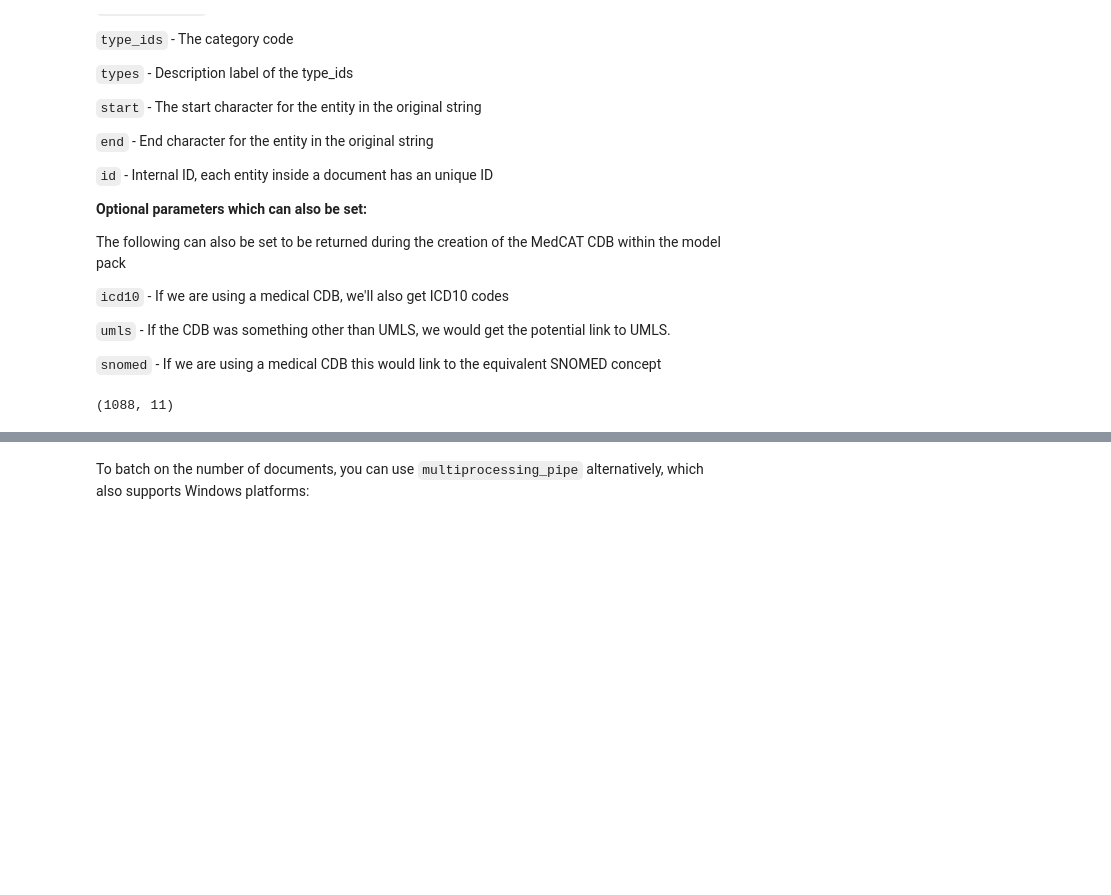
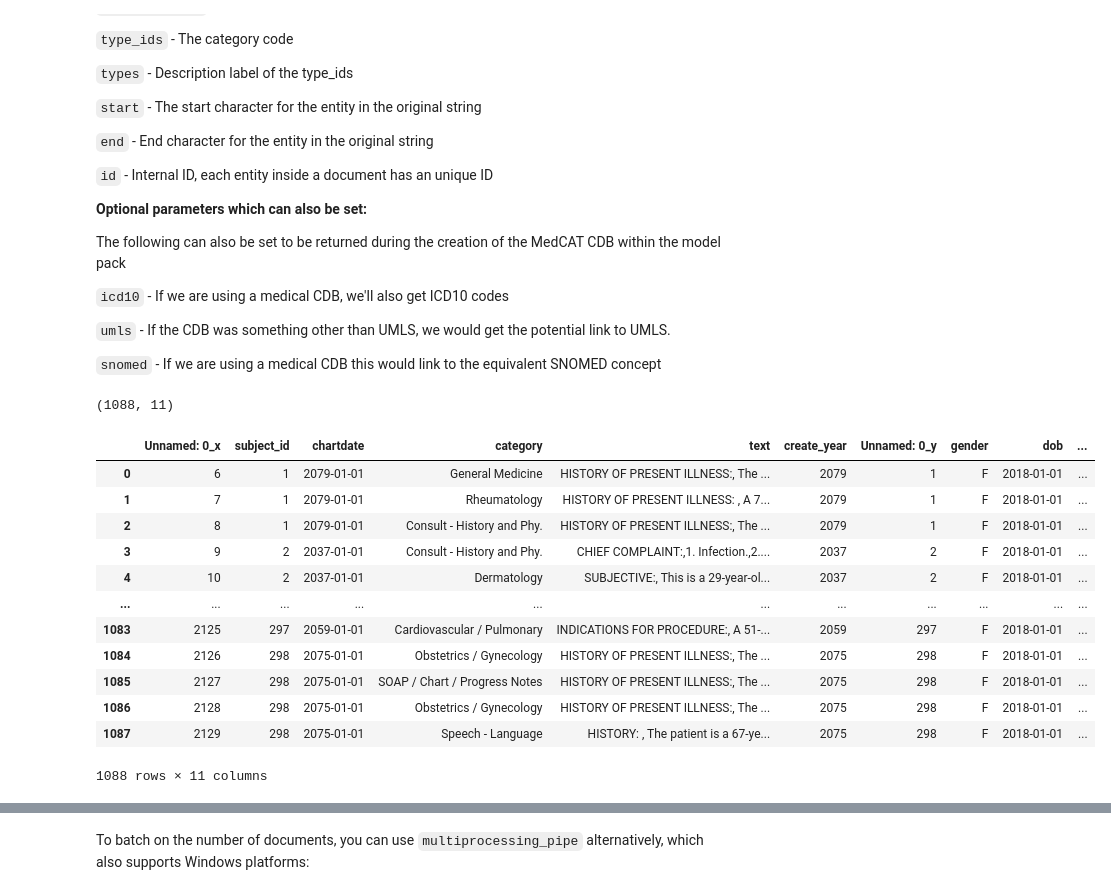
Before and after one commit to aizaan/MedCATtutorials, a Jupyter notebook: notebooks/introductory/Part_3_2_Extracting_Diseases_from_Electronic_Health_Records.ipynb, the cells around one changed output, grey strips where cells are left out. Saved outputs shown, nothing was run; the diff lists cells and outputs as text; code cells hidden in the pictures; blank space fills up the shorter version.

```diff
--- a/notebooks/introductory/Part_3_2_Extracting_Diseases_from_Electronic_Health_Records.ipynb
+++ b/notebooks/introductory/Part_3_2_Extracting_Diseases_from_Electronic_Health_Records.ipynb
@@ -337,6 +279,22 @@ The following can also be set to be returned during the creation of the MedCAT C
 data.shape
 # %% [output]
 (1088, 11)
+# %%
+data
+# %% [output]
+|  | Unnamed: 0_x | subject_id | chartdate | category | text | create_year | Unnamed: 0_y | gender | dob | ... |
+| 0 | 6 | 1 | 2079-01-01 | General Medicine | HISTORY OF PRESENT ILLNESS:, The ... | 2079 | 1 | F | 2018-01-01 | ... |
+| 1 | 7 | 1 | 2079-01-01 | Rheumatology | HISTORY OF PRESENT ILLNESS: , A 7... | 2079 | 1 | F | 2018-01-01 | ... |
+| 2 | 8 | 1 | 2079-01-01 | Consult - History and Phy. | HISTORY OF PRESENT ILLNESS:, The ... | 2079 | 1 | F | 2018-01-01 | ... |
+| 3 | 9 | 2 | 2037-01-01 | Consult - History and Phy. | CHIEF COMPLAINT:,1. Infection.,2.... | 2037 | 2 | F | 2018-01-01 | ... |
+| 4 | 10 | 2 | 2037-01-01 | Dermatology | SUBJECTIVE:, This is a 29-year-ol... | 2037 | 2 | F | 2018-01-01 | ... |
+| ... | ... | ... | ... | ... | ... | ... | ... | ... | ... | ... |
+| 1083 | 2125 | 297 | 2059-01-01 | Cardiovascular / Pulmonary | INDICATIONS FOR PROCEDURE:, A 51-... | 2059 | 297 | F | 2018-01-01 | ... |
+| 1084 | 2126 | 298 | 2075-01-01 | Obstetrics / Gynecology | HISTORY OF PRESENT ILLNESS:, The ... | 2075 | 298 | F | 2018-01-01 | ... |
+| 1085 | 2127 | 298 | 2075-01-01 | SOAP / Chart / Progress Notes | HISTORY OF PRESENT ILLNESS:, The ... | 2075 | 298 | F | 2018-01-01 | ... |
+| 1086 | 2128 | 298 | 2075-01-01 | Obstetrics / Gynecology | HISTORY OF PRESENT ILLNESS:, The ... | 2075 | 298 | F | 2018-01-01 | ... |
+| 1087 | 2129 | 298 | 2075-01-01 | Speech - Language | HISTORY: , The patient is a 67-ye... | 2075 | 298 | F | 2018-01-01 | ... |
+1088 rows × 11 columns
 # %%
 # Think about removing text you don't want to annotate. E.g <10 characters
 data = data[data.text.apply(lambda x: len(str(x))>10)]
```
Also changed, not shown: parts of 10 cells of this notebook, 4 other files.
